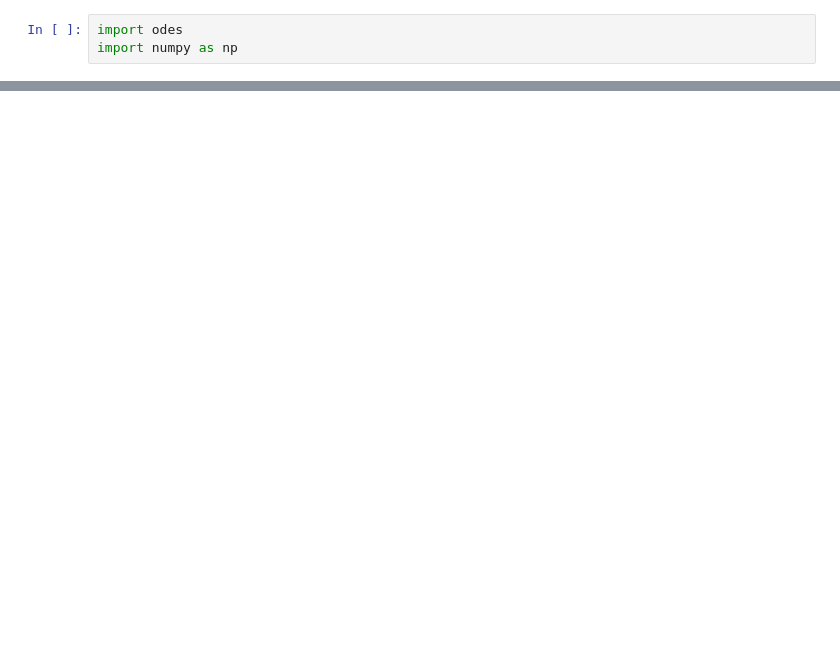
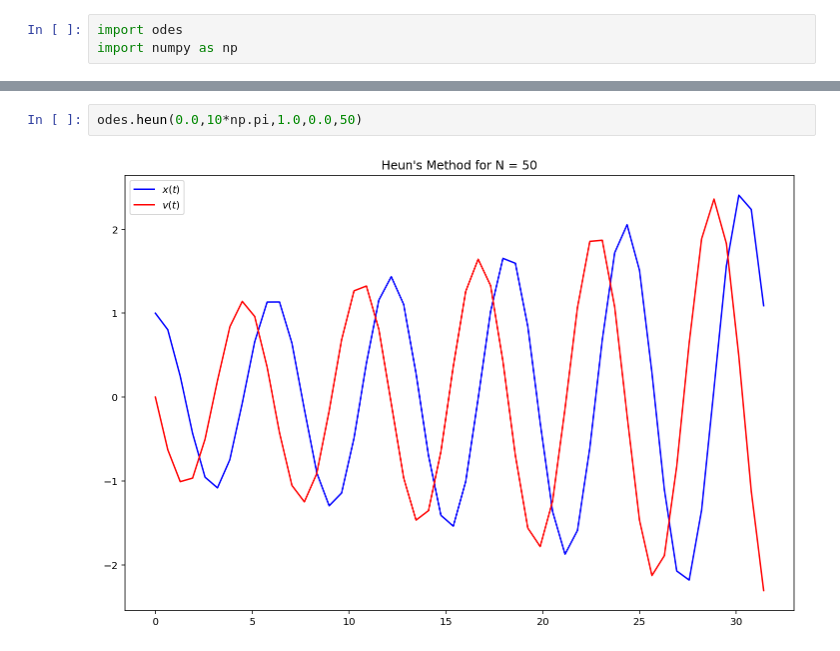
Before and after one commit to chapman-phys220-2018f/cw11-crump, a Jupyter notebook: odes.ipynb, the cells around one changed output, grey strips where cells are left out. Cells and saved outputs as stored; diff of their text form; blank space fills up the shorter version.

```diff
--- a/odes.ipynb
+++ b/odes.ipynb
@@ -15,0 +20,4 @@ odes.heun(0.0,10*np.pi,1.0,0.0)
+# %%
+odes.heun(0.0,10*np.pi,1.0,0.0,50)
+# %% [output]
+[figure, added]
```
Also changed, not shown: parts of 11 cells of this notebook, 1 other file.
